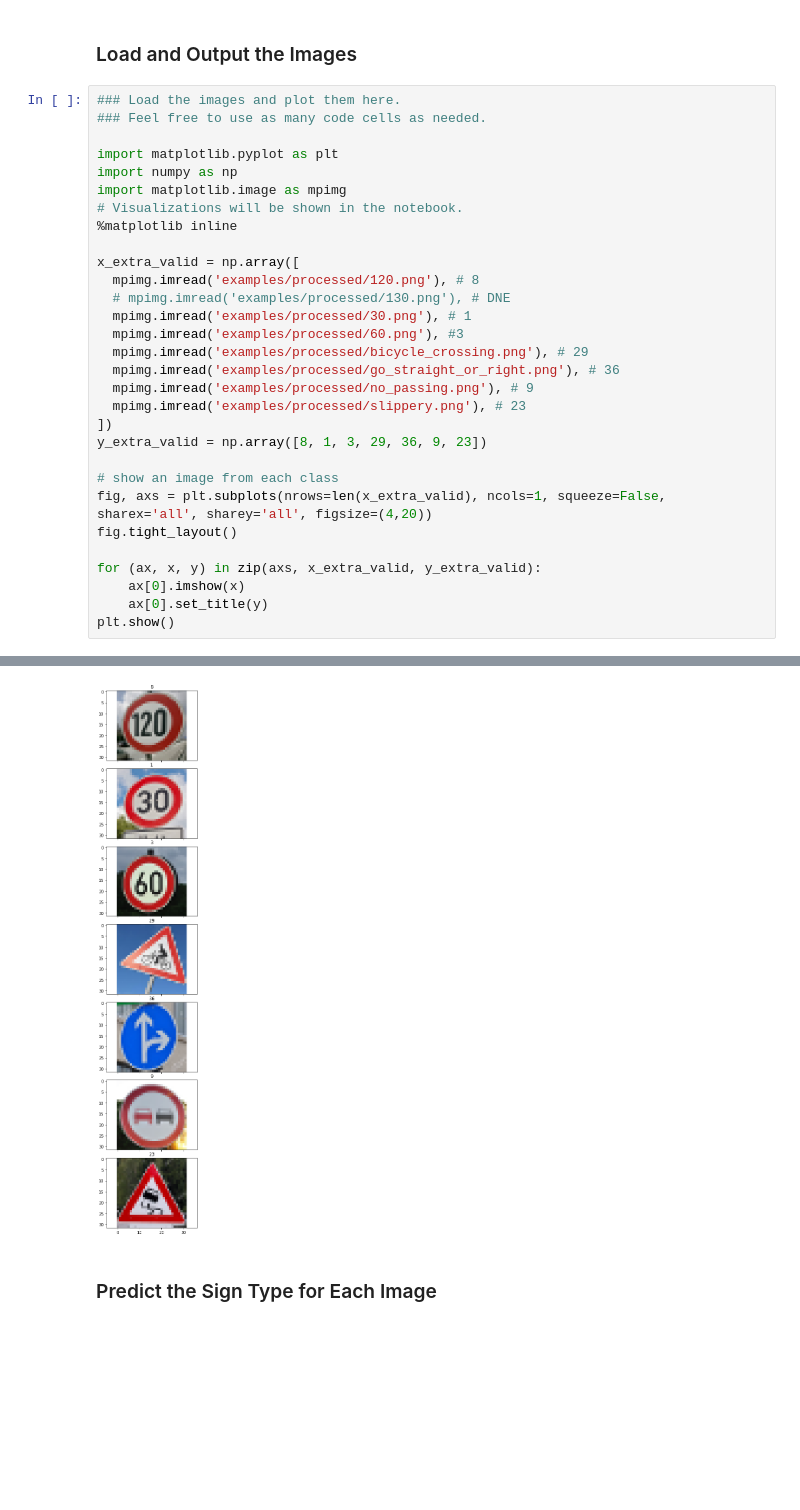
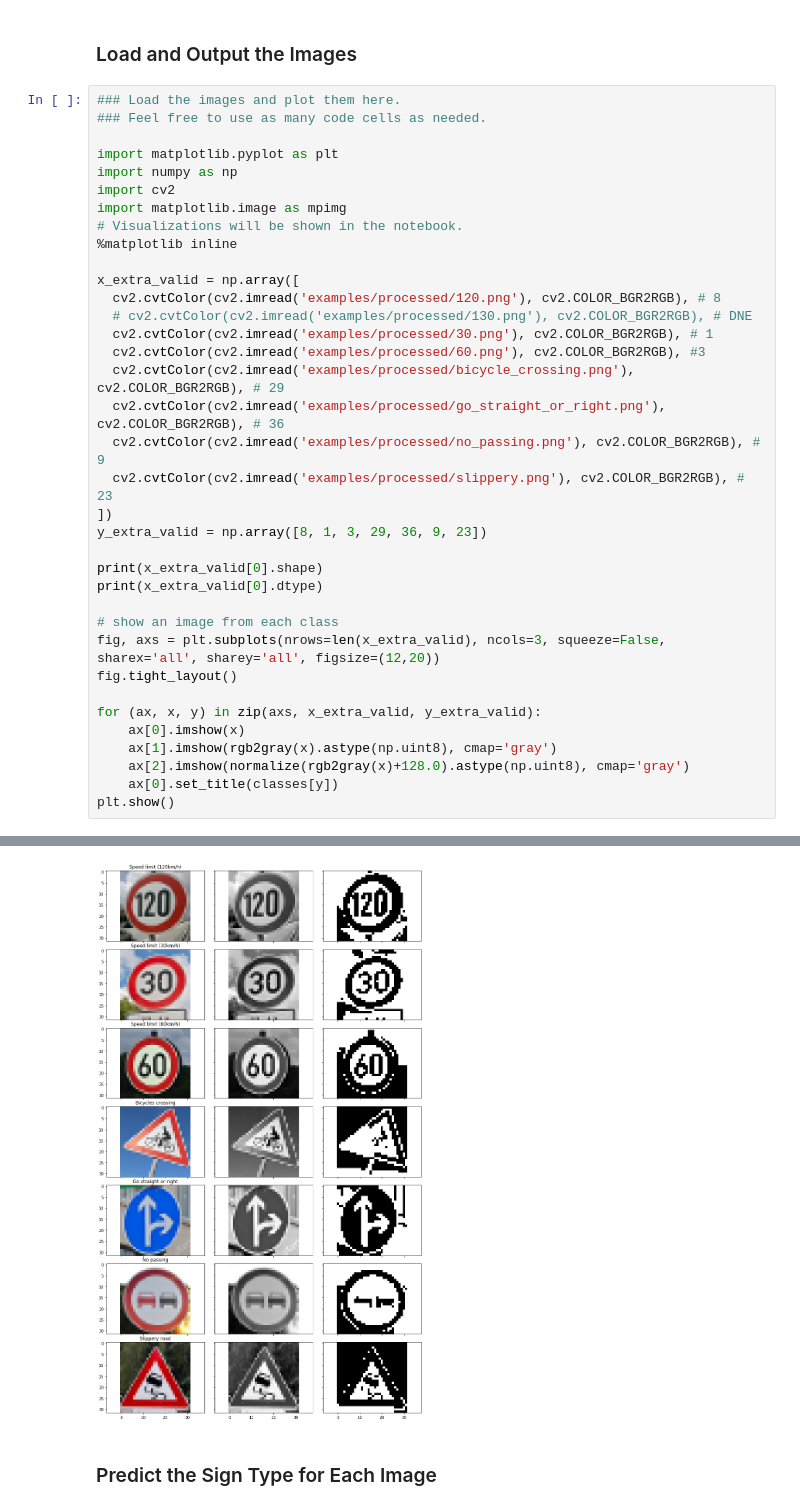
Before and after one commit to biohazardpb4/CarND-Traffic-Sign-Classifier-Project, a Jupyter notebook: Traffic_Sign_Classifier.ipynb, the cells around one changed output, grey strips where cells are left out. Saved outputs shown, nothing was run; the diff lists cells and outputs as text; blank space fills up the shorter version.

```diff
--- a/Traffic_Sign_Classifier.ipynb
+++ b/Traffic_Sign_Classifier.ipynb
@@ -393,28 +396,34 @@ You may find `signnames.csv` useful as it contains mappings from the class id (i
 
 import matplotlib.pyplot as plt
 import numpy as np
+import cv2
 import matplotlib.image as mpimg
 # Visualizations will be shown in the notebook.
 %matplotlib inline
 
 x_extra_valid = np.array([
-  mpimg.imread('examples/processed/120.png'), # 8
-  # mpimg.imread('examples/processed/130.png'), # DNE
-  mpimg.imread('examples/processed/30.png'), # 1
-  mpimg.imread('examples/processed/60.png'), #3
-  mpimg.imread('examples/processed/bicycle_crossing.png'), # 29
-  mpimg.imread('examples/processed/go_straight_or_right.png'), # 36
-  mpimg.imread('examples/processed/no_passing.png'), # 9
-  mpimg.imread('examples/processed/slippery.png'), # 23
+  cv2.cvtColor(cv2.imread('examples/processed/120.png'), cv2.COLOR_BGR2RGB), # 8
+  # cv2.cvtColor(cv2.imread('examples/processed/130.png'), cv2.COLOR_BGR2RGB), # DNE
+  cv2.cvtColor(cv2.imread('examples/processed/30.png'), cv2.COLOR_BGR2RGB), # 1
+  cv2.cvtColor(cv2.imread('examples/processed/60.png'), cv2.COLOR_BGR2RGB), #3
+  cv2.cvtColor(cv2.imread('examples/processed/bicycle_crossing.png'), cv2.COLOR_BGR2RGB), # 29
+  cv2.cvtColor(cv2.imread('examples/processed/go_straight_or_right.png'), cv2.COLOR_BGR2RGB), # 36
+  cv2.cvtColor(cv2.imread('examples/processed/no_passing.png'), cv2.COLOR_BGR2RGB), # 9
+  cv2.cvtColor(cv2.imread('examples/processed/slippery.png'), cv2.COLOR_BGR2RGB), # 23
 ])
 y_extra_valid = np.array([8, 1, 3, 29, 36, 9, 23])
 
+print(x_extra_valid[0].shape)
+print(x_extra_valid[0].dtype)
+
 # show an image from each class
-fig, axs = plt.subplots(nrows=len(x_extra_valid), ncols=1, squeeze=False, sharex='all', sharey='all', figsize=(4,20))
+fig, axs = plt.subplots(nrows=len(x_extra_valid), ncols=3, squeeze=False, sharex='all', sharey='all', figsize=(12,20))
 fig.tight_layout()
 
 for (ax, x, y) in zip(axs, x_extra_valid, y_extra_valid):
     ax[0].imshow(x)
-    ax[0].set_title(y)
+    ax[1].imshow(rgb2gray(x).astype(np.uint8), cmap='gray')
+    ax[2].imshow(normalize(rgb2gray(x)+128.0).astype(np.uint8), cmap='gray')
+    ax[0].set_title(classes[y])
 plt.show()
 # %% [output]
@@ -421,4 +432,4 @@ plt.show()
-[figure, old version]
+[figure, new version]
 # %% [markdown]
 ### Predict the Sign Type for Each Image
 # %%
```
Also changed, not shown: parts of 8 cells of this notebook.
